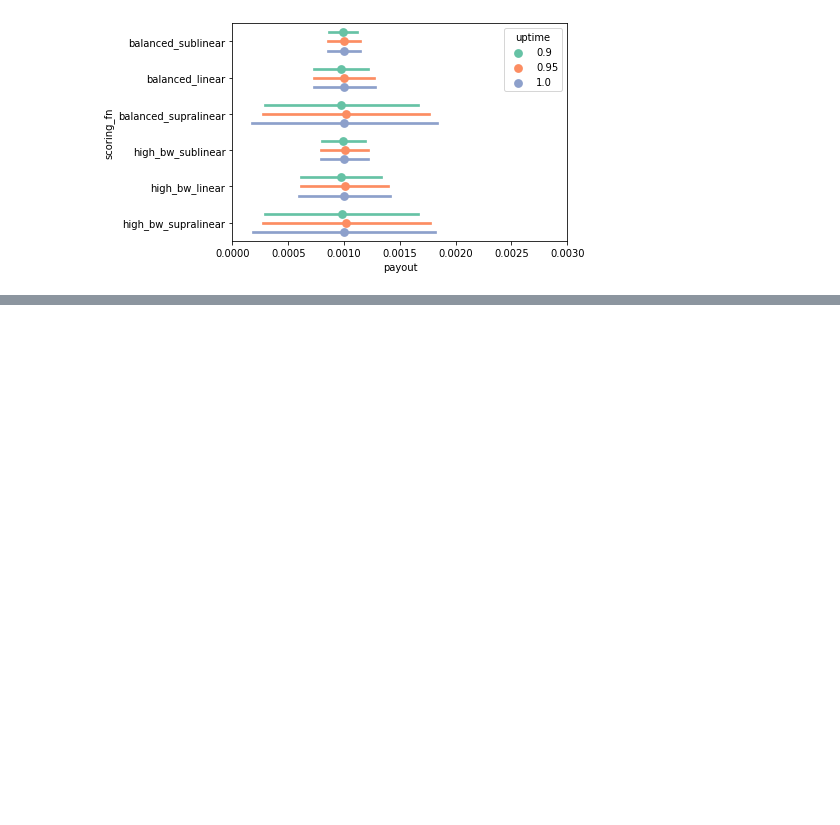
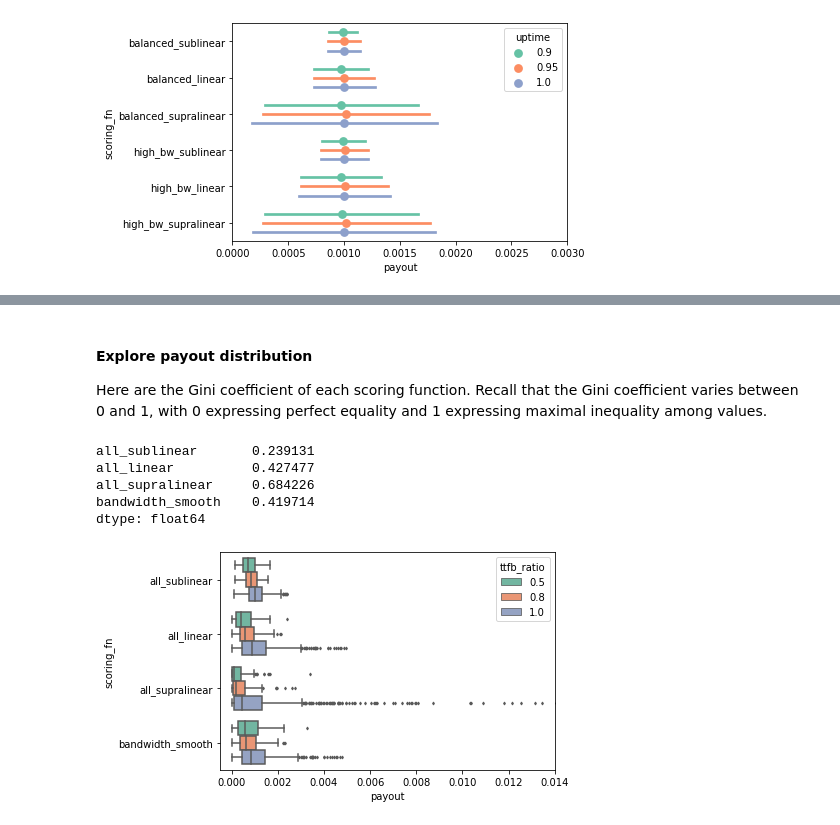
Before and after one commit to protocol/cel-retrieval, a Jupyter notebook: saturn-aliens/notebooks/2.1-simulation_fair_reward_distribution.ipynb, the cells around one changed output, grey strips where cells are left out. Drawn from its saved outputs; the diff is of its cells as text; code cells hidden in the pictures; blank space fills up the shorter version.

```diff
--- a/saturn-aliens/notebooks/2.1-simulation_fair_reward_distribution.ipynb
+++ b/saturn-aliens/notebooks/2.1-simulation_fair_reward_distribution.ipynb
@@ -219,0 +243,37 @@ plt.show()
+# %%
+# copy df
+mscore_df = metrics_df.copy(deep=True)
+
+# All sublinear
+mscore_df["all_sublinear"] = (
+    mscore_df["bandwidth"]**0.5 *
+    mscore_df["ttfb_ratio"]**0.5 *
+    mscore_df["uptime"]**0.5
+)
+mscore_df["all_sublinear"] = mscore_df["all_sublinear"]/sum(mscore_df["all_sublinear"])
+
+# All linear
+mscore_df["all_linear"] = (
+    mscore_df["bandwidth"] *
+    mscore_df["ttfb_ratio"] *
+    mscore_df["uptime"]
+)
+mscore_df["all_linear"] = mscore_df["all_linear"]/sum(mscore_df["all_linear"])
+
+# All supralinear
+mscore_df["all_supralinear"] = (
+    mscore_df["bandwidth"]**2 *
+    mscore_df["ttfb_ratio"]**2 *
+    mscore_df["uptime"]**2
+)
+mscore_df["all_supralinear"] = mscore_df["all_supralinear"]/sum(mscore_df["all_supralinear"])
+
+# More bandwidth
+mscore_df["bandwidth_smooth"] = (
+    mscore_df["bandwidth"] *
+    mscore_df["ttfb_ratio"]**0.5 *
+    mscore_df["uptime"]**0.5
+)
+mscore_df["bandwidth_smooth"] = mscore_df["bandwidth_smooth"]/sum(mscore_df["bandwidth_smooth"])
+
+mscore_df.head()
@@ -219,0 +287,22 @@ plt.show()
+# %% [markdown]
+#### Explore payout distribution
+
+Here are the Gini coefficient of each scoring function. Recall that the Gini coefficient varies between 0 and 1, with 0 expressing perfect equality and 1 expressing maximal inequality among values.
+# %%
+mscore_df.iloc[:, -4:].apply(lambda x: compute_gini(x.values), axis=0)
+# %% [output]
+all_sublinear       0.239131
+all_linear          0.427477
+all_supralinear     0.684226
+bandwidth_smooth    0.419714
+dtype: float64
+# %%
+id_cols = list(mscore_df.iloc[:, :-4].columns)
+m_melt_df = pd.melt(mscore_df, id_vars=id_cols, var_name='scoring_fn', value_name='payout')
+
+sns.boxplot(y="scoring_fn", x="payout", hue="ttfb_ratio", data=m_melt_df,
+            palette="Set2", orient="h", fliersize=2)
+plt.xlim(-0.0005, 0.014)
+plt.show()
+# %% [output]
+[figure, added]
```
Also changed, not shown: parts of 22 cells of this notebook.
